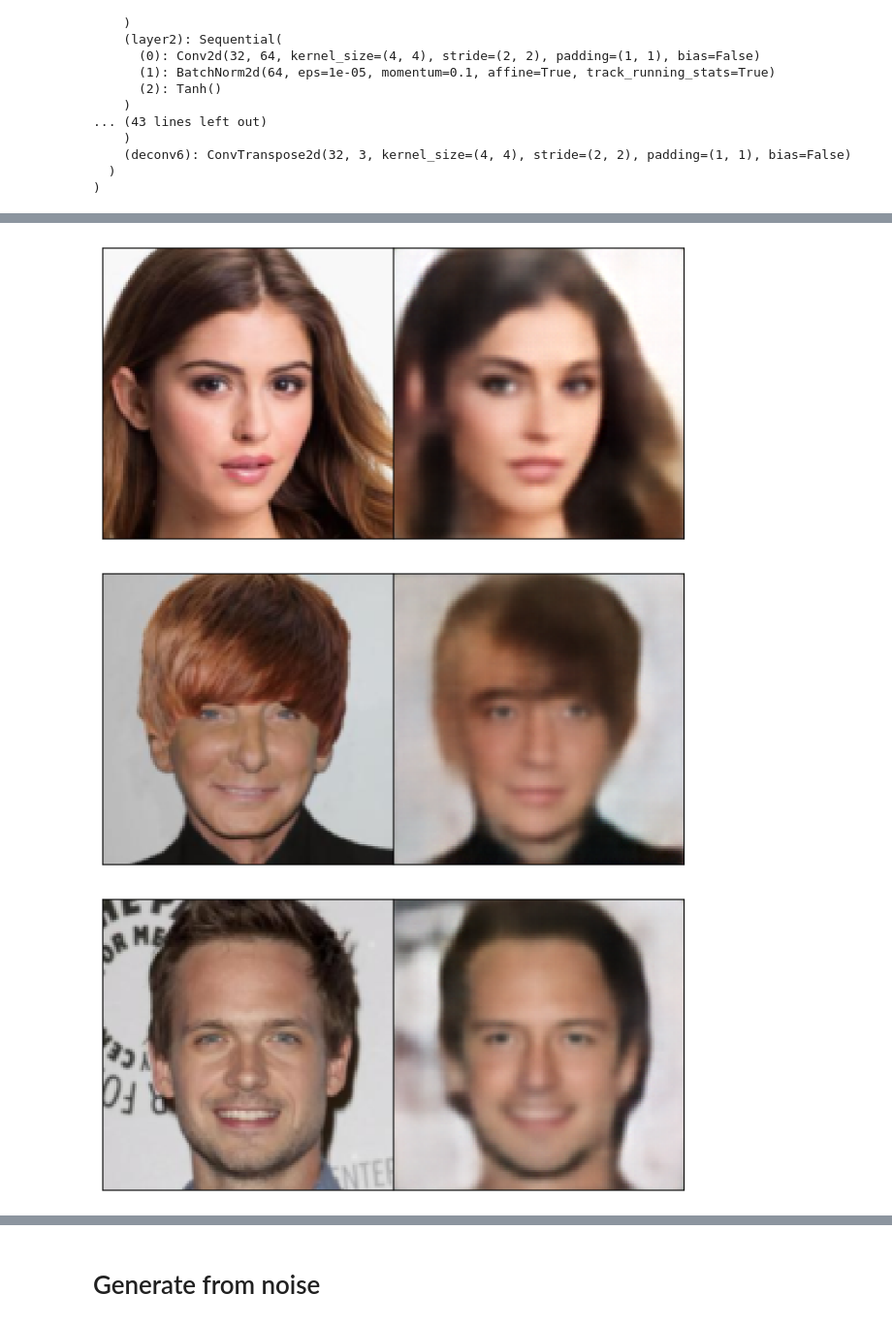
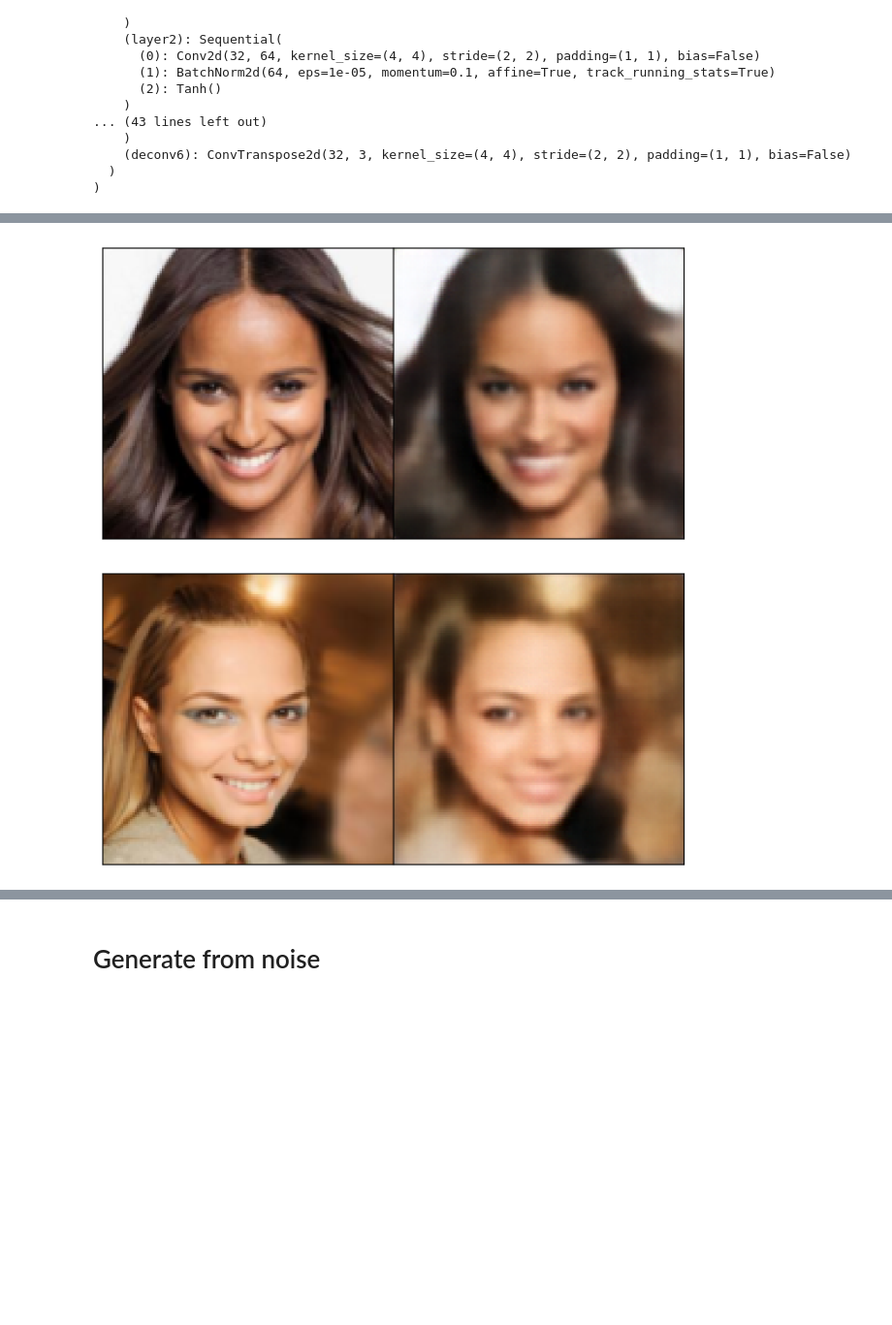
Before and after one commit to artmerinov/VAE, a Jupyter notebook: vae_celeba.ipynb, the cells around one changed output, grey strips where cells are left out. Shown at 97% size. Drawn from its saved outputs; the diff is of its cells as text; code cells hidden in the pictures; blank space fills up the shorter version.

```diff
--- a/vae_celeba.ipynb
+++ b/vae_celeba.ipynb
@@ -22,7 +21,7 @@ from model import VAE
 
 set_random_seed(seed=0)
 # %%
-img = Image.open(f"data/celeba_hq_256/00555.jpg")
+img = Image.open(f"../../data/celeba_hq_256/00555.jpg")
 img
 # %% [output]
 [figure]
@@ -80,7 +79,7 @@ for epoch in range(epochs):
 # Morphing
 # %%
 celeba_dataset_pure = CelebaDataset(
-    folder_path='data/celeba_hq_256',
+    folder_path='../../data/celeba_hq_256',
     transform=transform,
     augment=None
 )
@@ -107,8 +106,8 @@ VAE(
   )
 )
 # %%
-set_random_seed(seed=0)
-imgs = [celeba_dataset_pure[r] for r in random.sample(range(30_000), 10)]
+set_random_seed(seed=2024)
+imgs = [celeba_dataset_pure[r] for r in random.sample(range(30_000), 5)]
 imgs.append(imgs[0])
 
 for img in imgs:
@@ -134,3 +133,2 @@ for img in imgs:
-[figure, old version]
+[figure, new version]
-[figure, old version]
+[figure, new version]
-[figure, removed]
```
Also changed, not shown: parts of 6 cells of this notebook, 4 other files.
